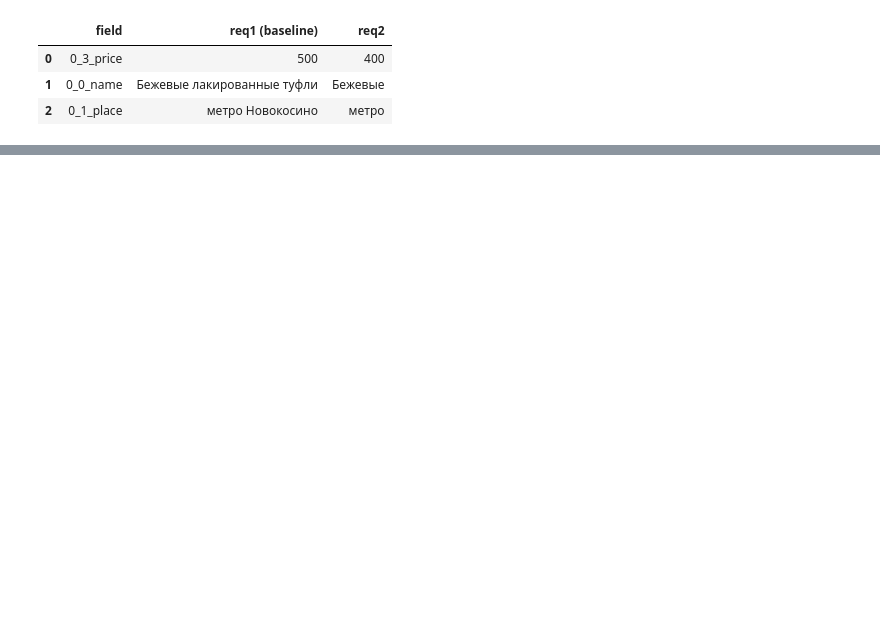
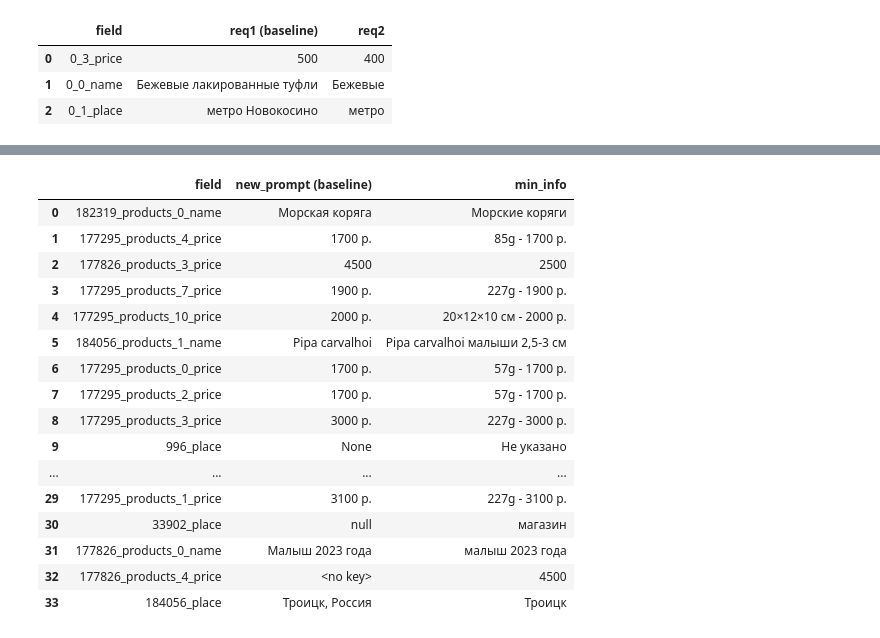
Before and after one commit to bralexx/ad_parsing, a Jupyter notebook: prompts/sandbox.ipynb, the cells around one changed output, grey strips where cells are left out. Saved outputs shown, nothing was run; the diff lists cells and outputs as text; code cells hidden in the pictures; blank space fills up the shorter version.

Commit message:
new prompts

```diff
--- a/prompts/sandbox.ipynb
+++ b/prompts/sandbox.ipynb
@@ -21,17 +42,19 @@ class OpenAICache:
   def __init__(self, client):
     self.client = client
     self.storage = {}
+    self.model = "gpt-3.5-turbo"
 
   def request(self, prompt, text):
     if prompt not in self.storage:
       self.storage[prompt] = {}
     if text not in self.storage[prompt]:
       response = self.client.chat.completions.create(
-        model="gpt-3.5-turbo",
+        model=self.model,
         messages=[
           {"role": "system", "content": prompt},
           {"role": "user", "content": text}
-        ]
+        ],
+        **({'response_format':{"type": "json_object"}} if self.model == "gpt-3.5-turbo-1106" else {})
       )
       self.storage[prompt][text] = response
     return self.storage[prompt][text]
@@ -47,7 +70,7 @@ class Prompt:
   def make_requests(self, df:pd.DataFrame, rewrite=False):
     for id in df.index:
       if id not in self.results or rewrite:
-        response = self.openai.request(self.prompt, df.iloc[id]['text'])
+        response = self.openai.request(self.prompt, df.loc[id]['text'])
         if not self.fake_mode:
           self.results[id] = json.loads(response.choices[0].message.content)
         else:
@@ -68,6 +91,7 @@ def make_flat_dict(obj):
       new_obj[str(key)] = val
   return new_obj
 
+
 class PromptManager:
   def __init__(self, df, openai_cache):
     self.df = df
@@ -83,10 +107,7 @@ class PromptManager:
   def make_requests(self, name):
     self.prompts[name].make_requests(self.df)
 
-  def compare(self, name1, name2):
-    res1 = make_flat_dict(self.prompts[name1].results)
-    res2 = make_flat_dict(self.prompts[name2].results)
-
+  def compare_dicts(self, res1, res2, name1, name2):
     diff = []
     for key in set(res1.keys())|set(res2.keys()):
       val1 = res1[key] if key in res1 else '<no key>'
@@ -95,6 +116,12 @@ class PromptManager:
         col1 = name1 + (' (baseline)' if name1 == self.baseline_name else '')
         diff.append({'field':key, col1:val1, name2:val2})
 
+    return diff
+  def compare(self, name1, name2):
+    res1 = make_flat_dict(self.prompts[name1].results)
+    res2 = make_flat_dict(self.prompts[name2].results)
+
+    diff = self.compare_dicts(res1, res2, name1, name2)
     display(pd.DataFrame(diff))
     return diff
 
@@ -213,0 +239,3 @@ from consts import LOL
+# %%
+cache = OpenAICache(client=openai_client)
+pm = PromptManager(df, cache)
@@ -213,0 +288,3 @@ from consts import LOL
+# %%
+pm.set_baseline('new_prompt')
+list(pm.prompts['new_prompt'].results.values())[0]
@@ -213,0 +425,2 @@ from consts import LOL
+# %%
+diff = pm.compare_to_baseline('min_info')
@@ -213,0 +441,22 @@ from consts import LOL
+# %%
+def filter_diff(diff, exclude=['other_info', 'description', 'count']):
+  return [obj for obj in diff if all(s not in obj['field'] for s in exclude)]
+pd.DataFrame(filter_diff(diff))
+# %% [output]
+|  | field | new_prompt (baseline) | min_info |
+| 0 | 182319_products_0_name | Морская коряга | Морские коряги |
+| 1 | 177295_products_4_price | 1700 р. | 85g - 1700 р. |
+| 2 | 177826_products_3_price | 4500 | 2500 |
+| 3 | 177295_products_7_price | 1900 р. | 227g - 1900 р. |
+| 4 | 177295_products_10_price | 2000 р. | 20×12×10 см - 2000 р. |
+| 5 | 184056_products_1_name | Pipa carvalhoi | Pipa carvalhoi малыши 2,5-3 см |
+| 6 | 177295_products_0_price | 1700 р. | 57g - 1700 р. |
+| 7 | 177295_products_2_price | 1700 р. | 57g - 1700 р. |
+| 8 | 177295_products_3_price | 3000 р. | 227g - 3000 р. |
+| 9 | 996_place | None | Не указано |
+| ... | ... | ... | ... |
+| 29 | 177295_products_1_price | 3100 р. | 227g - 3100 р. |
+| 30 | 33902_place | null | магазин |
+| 31 | 177826_products_0_name | Малыш 2023 года | малыш 2023 года |
+| 32 | 177826_products_4_price | <no key> | 4500 |
+| 33 | 184056_place | Троицк, Россия | Троицк |
```
Also changed, not shown: parts of 58 cells of this notebook, 2 other files.
